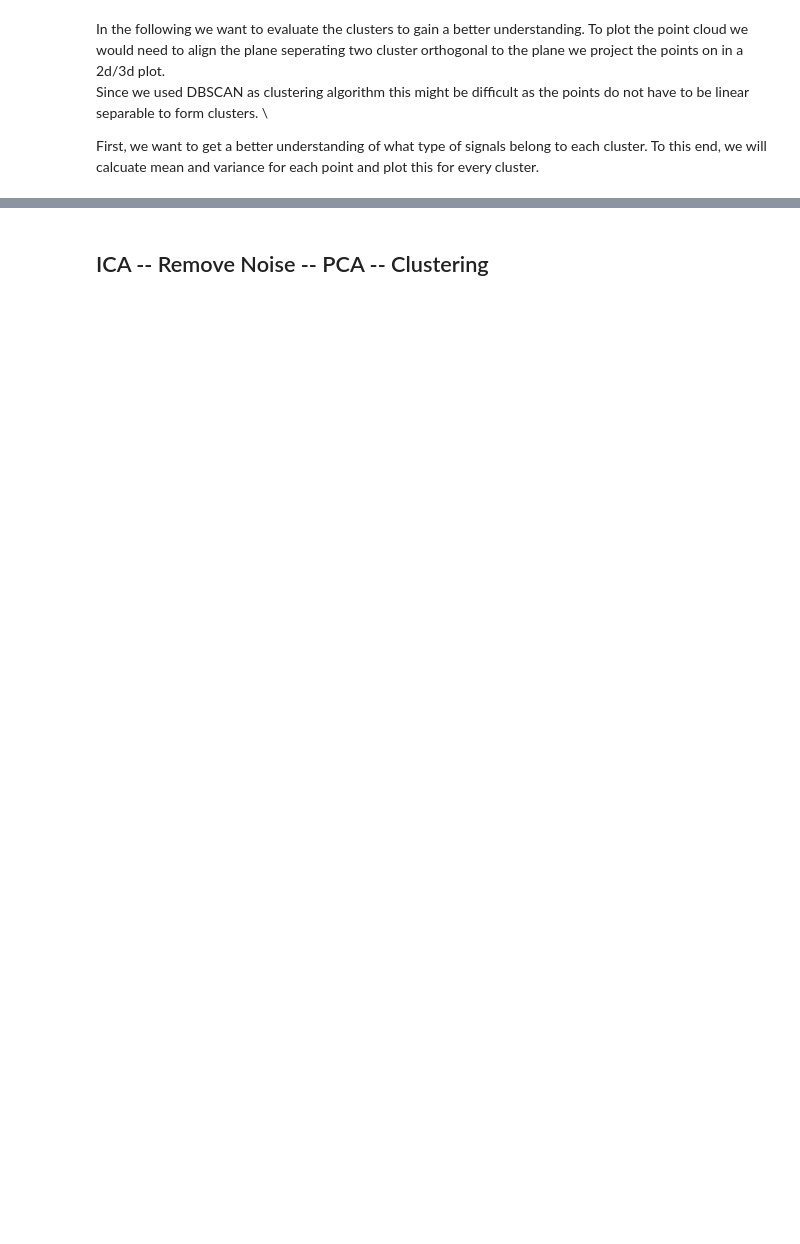
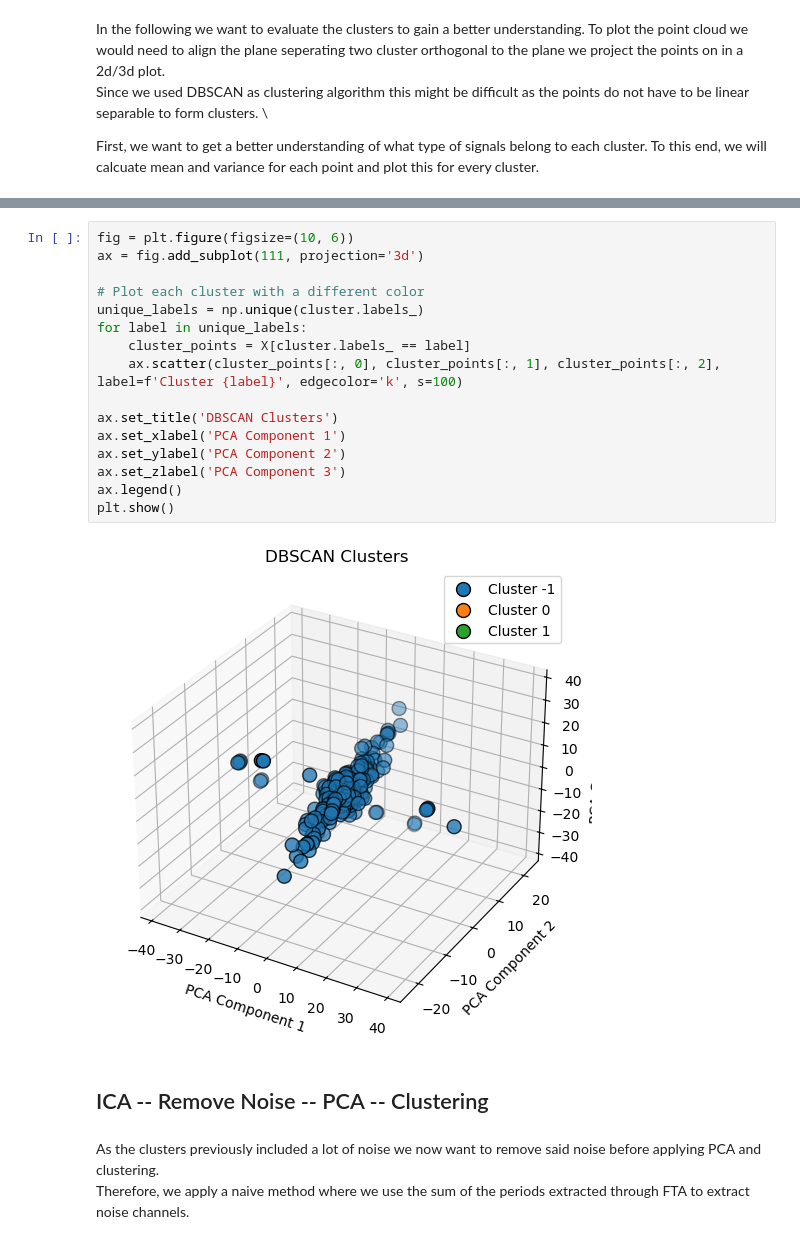
Before and after one commit to Hydropic/Unsupervised-Team-8, a Jupyter notebook: problem-2/jette.ipynb, the cells around one changed output, grey strips where cells are left out. Saved outputs shown, nothing was run; the diff lists cells and outputs as text; blank space fills up the shorter version.

```diff
--- a/problem-2/jette.ipynb
+++ b/problem-2/jette.ipynb
@@ -438,3 +435,24 @@ plt.show()
+# %%
+fig = plt.figure(figsize=(10, 6))
+ax = fig.add_subplot(111, projection='3d')
+
+# Plot each cluster with a different color
+unique_labels = np.unique(cluster.labels_)
+for label in unique_labels:
+    cluster_points = X[cluster.labels_ == label]
+    ax.scatter(cluster_points[:, 0], cluster_points[:, 1], cluster_points[:, 2], label=f'Cluster {label}', edgecolor='k', s=100)
+
+ax.set_title('DBSCAN Clusters')
+ax.set_xlabel('PCA Component 1')
+ax.set_ylabel('PCA Component 2')
+ax.set_zlabel('PCA Component 3')
+ax.legend()
+plt.show()
+# %% [output]
+[figure, added]
 # %% [markdown]
 ## ICA -- Remove Noise -- PCA -- Clustering
+# %% [markdown]
+As the clusters previously included a lot of noise we now want to remove said noise before applying PCA and clustering. \
+Therefore, we apply a naive method where we use the sum of the periods extracted through FTA to extract noise channels.
 # %%
```
Also changed, not shown: parts of 24 cells of this notebook.
